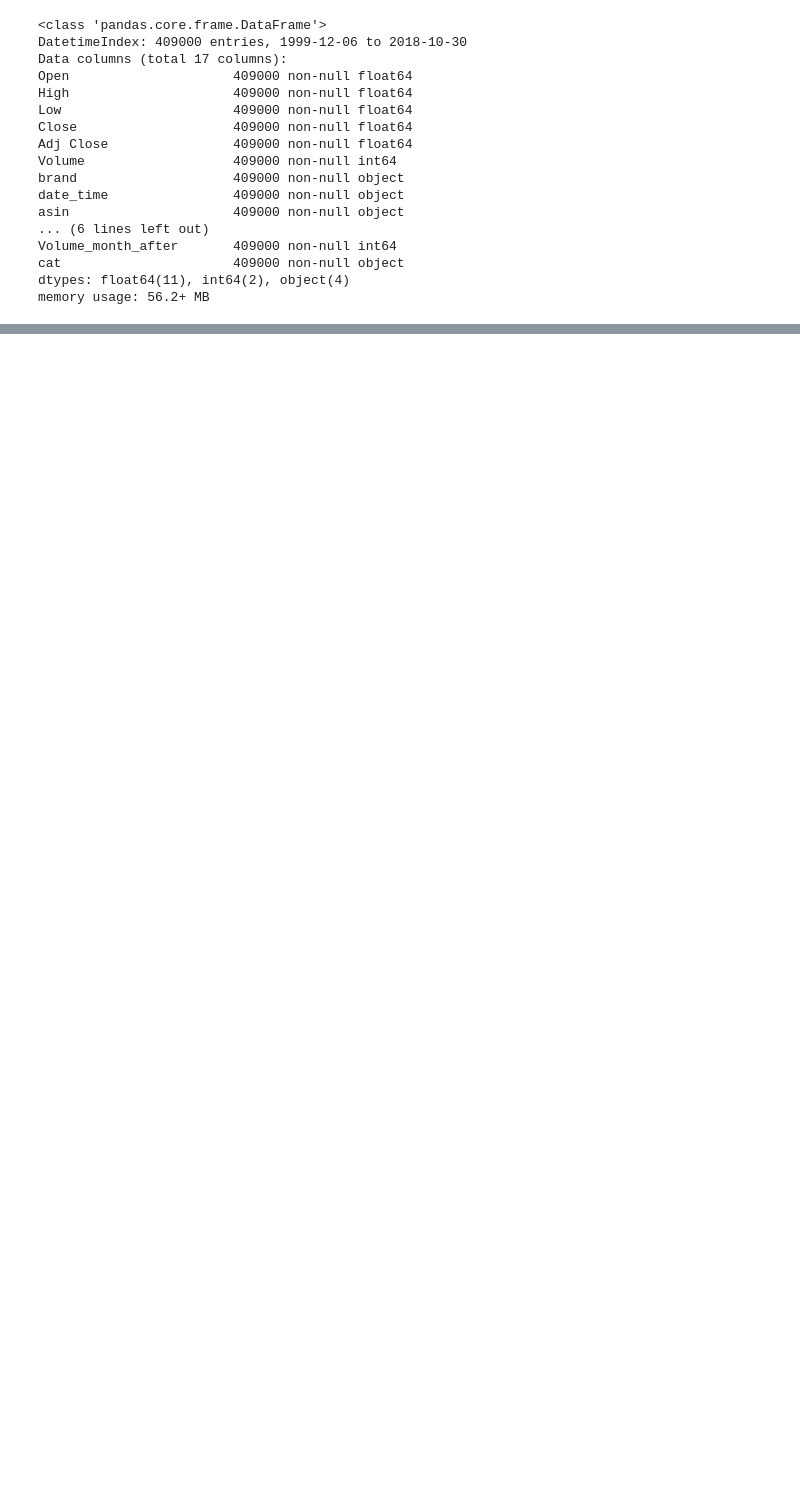
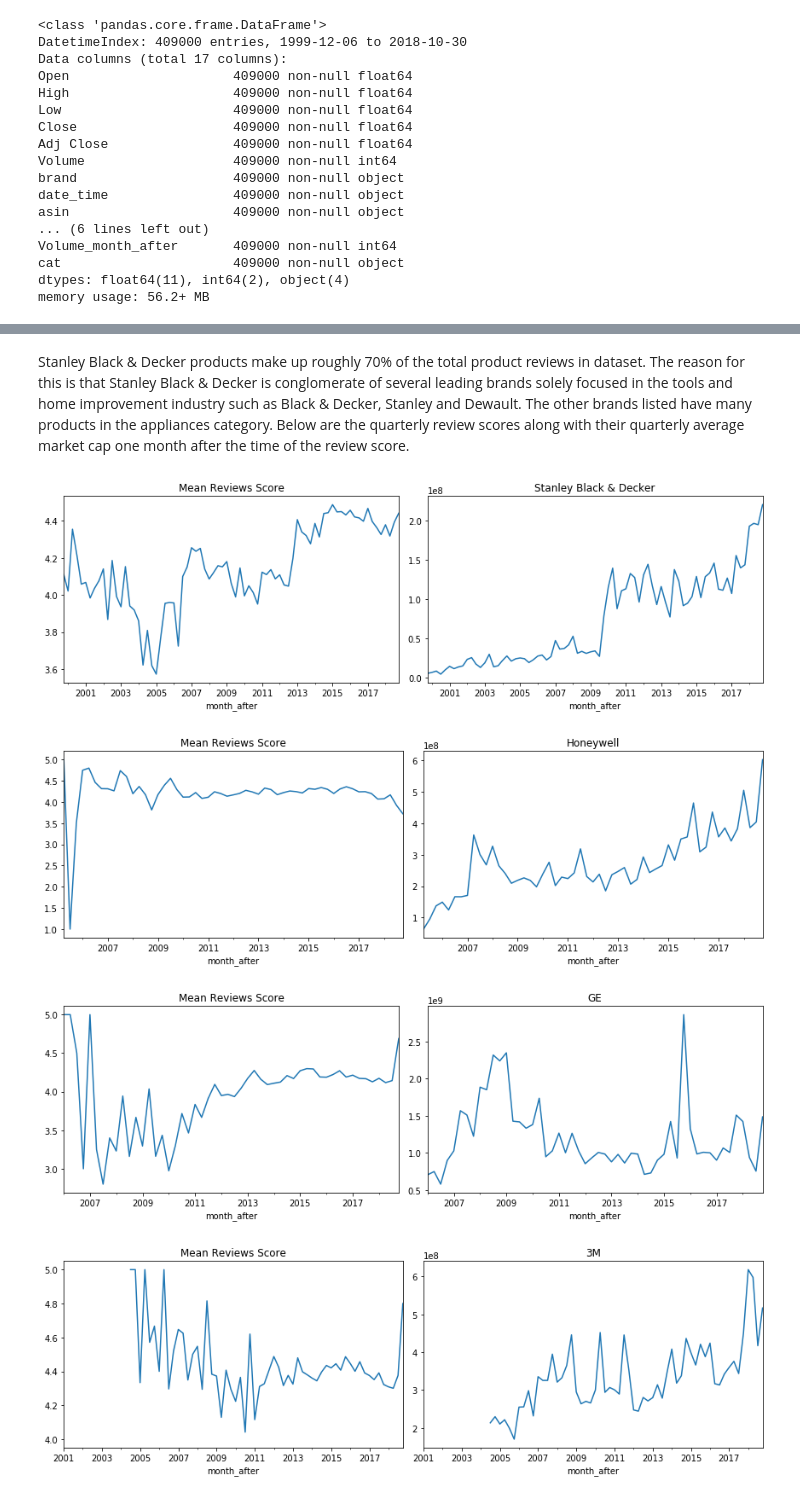
Before and after one commit to jdinello/amazon_reviews_share_price_prediction, a Jupyter notebook: Feature_Engineering.ipynb, the cells around one changed output, grey strips where cells are left out. Drawn from its saved outputs; the diff is of its cells as text; code cells hidden in the pictures; blank space fills up the shorter version.

```diff
--- a/Feature_Engineering.ipynb
+++ b/Feature_Engineering.ipynb
@@ -81,9 +139,0 @@ for b in t_brands:
-# %%
-quarterly_averages = []
-for b in t_brands:
-    b_df = tools[tools['brand'] == b].groupby(['month_after']).mean()[['overall', 'avg_price_daily', 'avg_price_daily_month_after']].resample('QS', level='month_after').mean().asfreq('D', method='bfill')
-    b_df['brand'] = b
-    b_df.columns = ['mean_ratings_q', 'avg_price_q', 'avg_price_q_month_after', 'brand']
-    quarterly_averages.append(b_df)
-
-t_q = pd.concat(quarterly_averages, axis=0)
@@ -114,14 +139,0 @@ memory usage: 898.9+ KB
-# %%
-missing_dates = set(tools.index).difference(set(t_q.index))
-missing_values = []
-for b in t_brands:
-    b_df = t_q[t_q['brand'] == b].reset_index()
-    for date in missing_dates:
-        v = b_df[b_df['month_after'] == b_df['month_after'].max()].reset_index()
-        missing_values.append(v)
-# %%
-q_b_df = []
-for b in t_brands:
-    b_df = tools[tools['brand'] == b]
-    print(b_df.join(t_q[t_q['brand']==b], on='month_after'))
-    break;
@@ -430,0 +155,27 @@ month_after_na.groupby(['month_after','asin', 'brand', 'cat']).mean()
+# %% [markdown]
+Stanley Black & Decker products make up roughly 70% of the total product reviews in dataset. The reason for this is that Stanley Black & Decker is conglomerate of several leading brands solely focused in the tools and home improvement industry such as Black & Decker, Stanley and Dewault. The other brands listed have many products in the appliances category. Below are the quarterly review scores along with their quarterly average market cap one month after the time of the review score.
+# %%
+for b in t_brands:
+    df = tools[tools['brand'] == b].resample('QS').mean()
+    plt.subplots(1,2, figsize=[12,4])
+    plt.subplot(1,2,1)
+    df['overall'].plot(title='Mean Reviews Score')
+    plt.subplot(1,2,2)
+    df['market_cap_month_after'].plot()
+    plt.tight_layout()
+    plt.title(b)
+    plt.show()
+
+plt.subplots(1,2, figsize=[12,4])
+plt.subplot(1,2,1)
+tools.resample('QS').mean()['ratings_cat'].plot(title='Tools Review Scores')
+plt.subplot(1,2,2)
+tools.resample('QS').mean()['market_cap_month_after'].plot()
+plt.tight_layout()
+plt.title('Tools Market Cap')
+plt.show()
+# %% [output]
+[figure, added]
+[figure, added]
+[figure, added]
+[figure, added]
```
Also changed, not shown: parts of 86 cells of this notebook.
